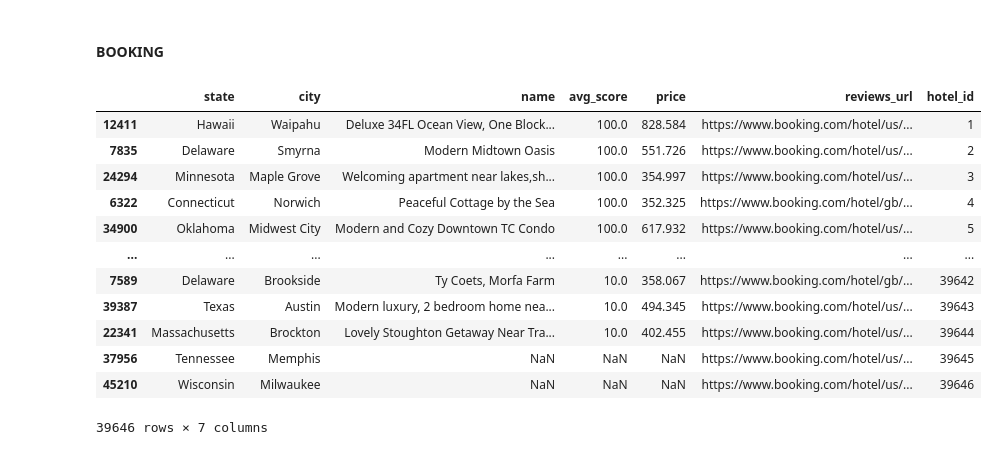
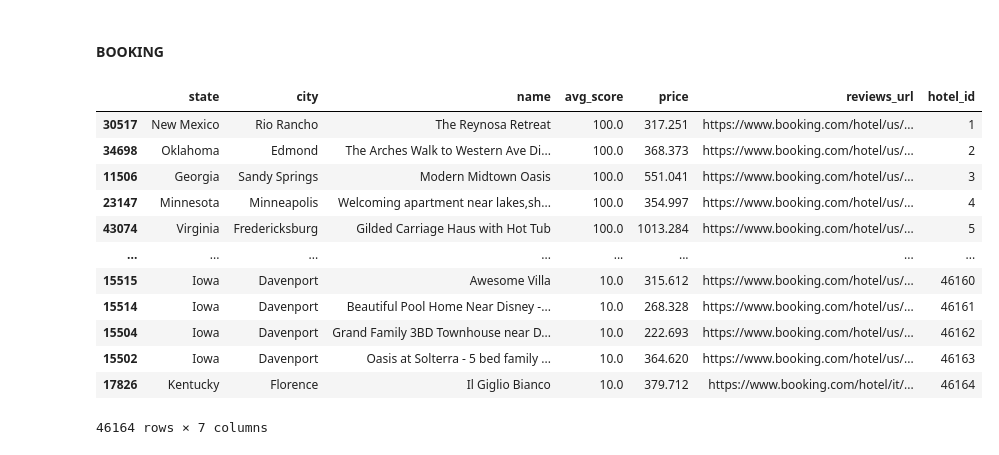
Before and after one commit to LeonardoCostaH/PF_DS_YELP, a Jupyter notebook: 01_ETL.ipynb, the cells around one changed output. Saved outputs shown, nothing was run; the diff lists cells and outputs as text; code cells hidden in the pictures.

```diff
--- a/01_ETL.ipynb
+++ b/01_ETL.ipynb
@@ -301,34 +301,35 @@ personalised_graphics.missing_values_heatmap(google_hotel_reviews, "google_hotel
 # %%
 import os
 import pandas as pd
 
 hotels_dr = "files/data/booking/hotels"
 
 dataframes = []
 for archivo in os.listdir(hotels_dr):
     if archivo.endswith(".csv"):
         ruta_completa = os.path.join(hotels_dr, archivo)
         df = pd.read_csv(ruta_completa)
         dataframes.append(df)
 
 usa_hotels = pd.concat(dataframes, ignore_index=True)
-usa_hotels = usa_hotels.drop_duplicates(subset=["city", "name", "avg_score"])
+usa_hotels.dropna(subset=["name"], inplace=True)
+#usa_hotels = usa_hotels.drop_duplicates(subset=["city", "name", "avg_score"])
 usa_hotels = usa_hotels.sort_values(by="avg_score", ascending=False)
 usa_hotels["hotel_id"] = range(1, len(usa_hotels) + 1)
 
-usa_hotels.to_csv("files/data/usa_hotels.csv")
+usa_hotels.to_csv("files/data/booking/booking_hotels.csv")
 usa_hotels
 # %% [output]
 |  | state | city | name | avg_score | price | reviews_url | hotel_id |
-| 12411 | Hawaii | Waipahu | Deluxe 34FL Ocean View, One Block... | 100.0 | 828.584 | https://www.booking.com/hotel/us/... | 1 |
-| 7835 | Delaware | Smyrna | Modern Midtown Oasis | 100.0 | 551.726 | https://www.booking.com/hotel/us/... | 2 |
-| 24294 | Minnesota | Maple Grove | Welcoming apartment near lakes,sh... | 100.0 | 354.997 | https://www.booking.com/hotel/us/... | 3 |
-| 6322 | Connecticut | Norwich | Peaceful Cottage by the Sea | 100.0 | 352.325 | https://www.booking.com/hotel/gb/... | 4 |
-| 34900 | Oklahoma | Midwest City | Modern and Cozy Downtown TC Condo | 100.0 | 617.932 | https://www.booking.com/hotel/us/... | 5 |
+| 30517 | New Mexico | Rio Rancho | The Reynosa Retreat | 100.0 | 317.251 | https://www.booking.com/hotel/us/... | 1 |
+| 34698 | Oklahoma | Edmond | The Arches Walk to Western Ave Di... | 100.0 | 368.373 | https://www.booking.com/hotel/us/... | 2 |
+| 11506 | Georgia | Sandy Springs | Modern Midtown Oasis | 100.0 | 551.041 | https://www.booking.com/hotel/us/... | 3 |
+| 23147 | Minnesota | Minneapolis | Welcoming apartment near lakes,sh... | 100.0 | 354.997 | https://www.booking.com/hotel/us/... | 4 |
+| 43074 | Virginia | Fredericksburg | Gilded Carriage Haus with Hot Tub | 100.0 | 1013.284 | https://www.booking.com/hotel/us/... | 5 |
 | ... | ... | ... | ... | ... | ... | ... | ... |
-| 7589 | Delaware | Brookside | Ty Coets, Morfa Farm | 10.0 | 358.067 | https://www.booking.com/hotel/gb/... | 39642 |
-| 39387 | Texas | Austin | Modern luxury, 2 bedroom home nea... | 10.0 | 494.345 | https://www.booking.com/hotel/us/... | 39643 |
-| 22341 | Massachusetts | Brockton | Lovely Stoughton Getaway Near Tra... | 10.0 | 402.455 | https://www.booking.com/hotel/us/... | 39644 |
-| 37956 | Tennessee | Memphis | NaN | NaN | NaN | https://www.booking.com/hotel/us/... | 39645 |
-| 45210 | Wisconsin | Milwaukee | NaN | NaN | NaN | https://www.booking.com/hotel/us/... | 39646 |
+| 15515 | Iowa | Davenport | Awesome Villa | 10.0 | 315.612 | https://www.booking.com/hotel/us/... | 46160 |
+| 15514 | Iowa | Davenport | Beautiful Pool Home Near Disney -... | 10.0 | 268.328 | https://www.booking.com/hotel/us/... | 46161 |
+| 15504 | Iowa | Davenport | Grand Family 3BD Townhouse near D... | 10.0 | 222.693 | https://www.booking.com/hotel/us/... | 46162 |
+| 15502 | Iowa | Davenport | Oasis at Solterra - 5 bed family ... | 10.0 | 364.620 | https://www.booking.com/hotel/us/... | 46163 |
+| 17826 | Kentucky | Florence | Il Giglio Bianco | 10.0 | 379.712 | https://www.booking.com/hotel/it/... | 46164 |
-39646 rows × 7 columns
+46164 rows × 7 columns
```
Also changed, not shown: 10 other files.
